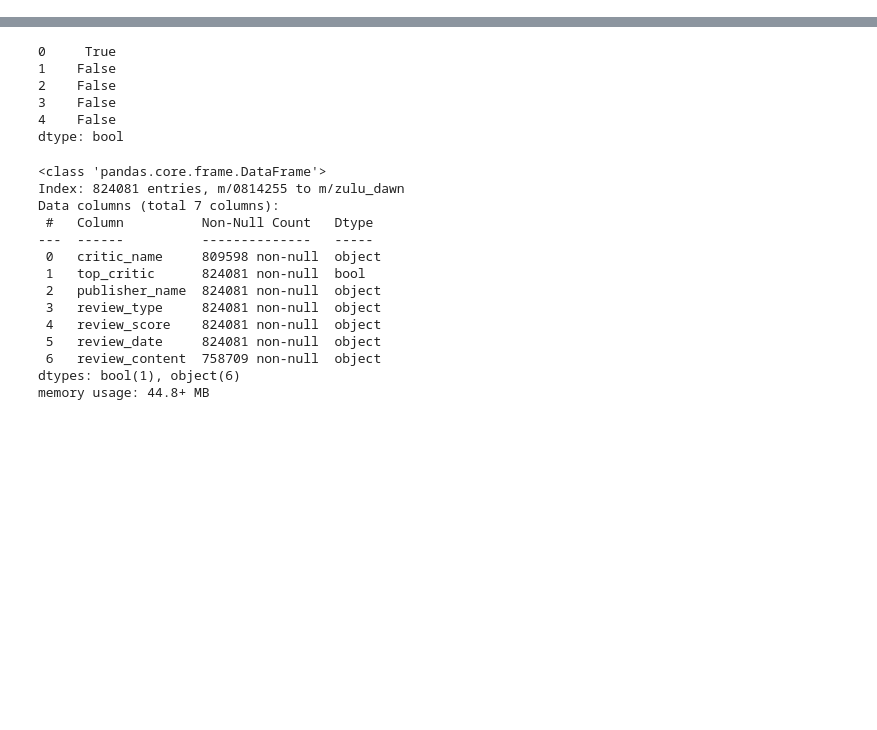
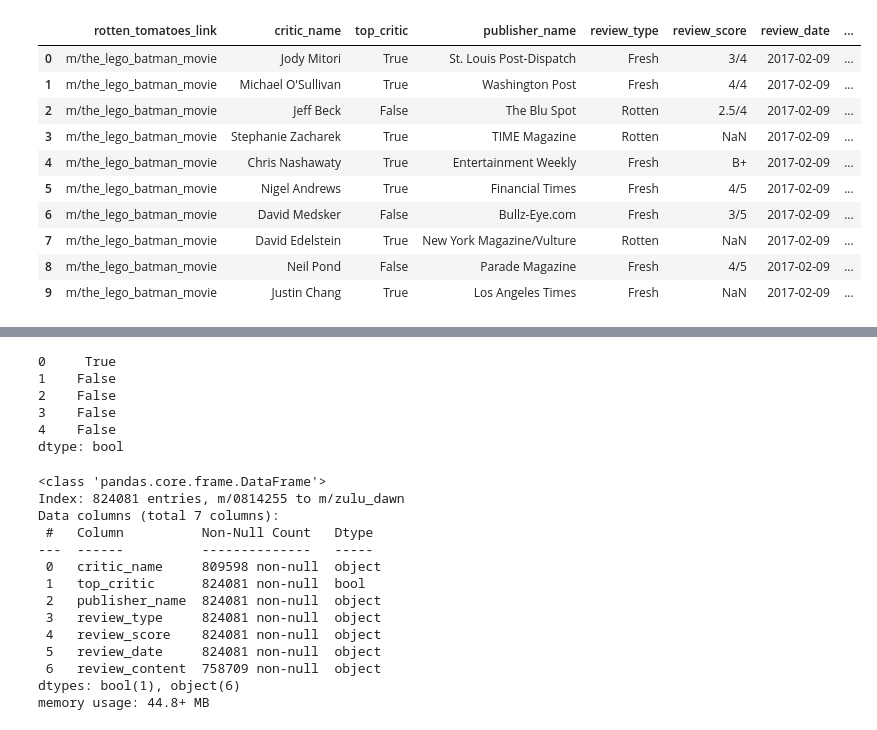
Before and after one commit to tomkotara/DZD_tomato-movies, a Jupyter notebook: Rotten_tomatoes.ipynb, the cells around one changed output, grey strips where cells are left out. Saved outputs shown, nothing was run; the diff lists cells and outputs as text; code cells hidden in the pictures; blank space fills up the shorter version.

```diff
--- a/Rotten_tomatoes.ipynb
+++ b/Rotten_tomatoes.ipynb
@@ -16,0 +10,15 @@ movies.drop('critics_consensus', axis=1, inplace=True)
+# %%
+reviews0 = pd.read_csv('rotten_tomatoes_critic_reviews.csv')
+reviews0.head(10)
+# %% [output]
+|  | rotten_tomatoes_link | critic_name | top_critic | publisher_name | review_type | review_score | review_date | ... |
+| 0 | m/the_lego_batman_movie | Jody Mitori | True | St. Louis Post-Dispatch | Fresh | 3/4 | 2017-02-09 | ... |
+| 1 | m/the_lego_batman_movie | Michael O'Sullivan | True | Washington Post | Fresh | 4/4 | 2017-02-09 | ... |
+| 2 | m/the_lego_batman_movie | Jeff Beck | False | The Blu Spot | Rotten | 2.5/4 | 2017-02-09 | ... |
+| 3 | m/the_lego_batman_movie | Stephanie Zacharek | True | TIME Magazine | Rotten | NaN | 2017-02-09 | ... |
+| 4 | m/the_lego_batman_movie | Chris Nashawaty | True | Entertainment Weekly | Fresh | B+ | 2017-02-09 | ... |
+| 5 | m/the_lego_batman_movie | Nigel Andrews | True | Financial Times | Fresh | 4/5 | 2017-02-09 | ... |
+| 6 | m/the_lego_batman_movie | David Medsker | False | Bullz-Eye.com | Fresh | 3/5 | 2017-02-09 | ... |
+| 7 | m/the_lego_batman_movie | David Edelstein | True | New York Magazine/Vulture | Rotten | NaN | 2017-02-09 | ... |
+| 8 | m/the_lego_batman_movie | Neil Pond | False | Parade Magazine | Fresh | 4/5 | 2017-02-09 | ... |
+| 9 | m/the_lego_batman_movie | Justin Chang | True | Los Angeles Times | Fresh | NaN | 2017-02-09 | ... |
```
Also changed, not shown: parts of 12 cells of this notebook, 7 other files.
